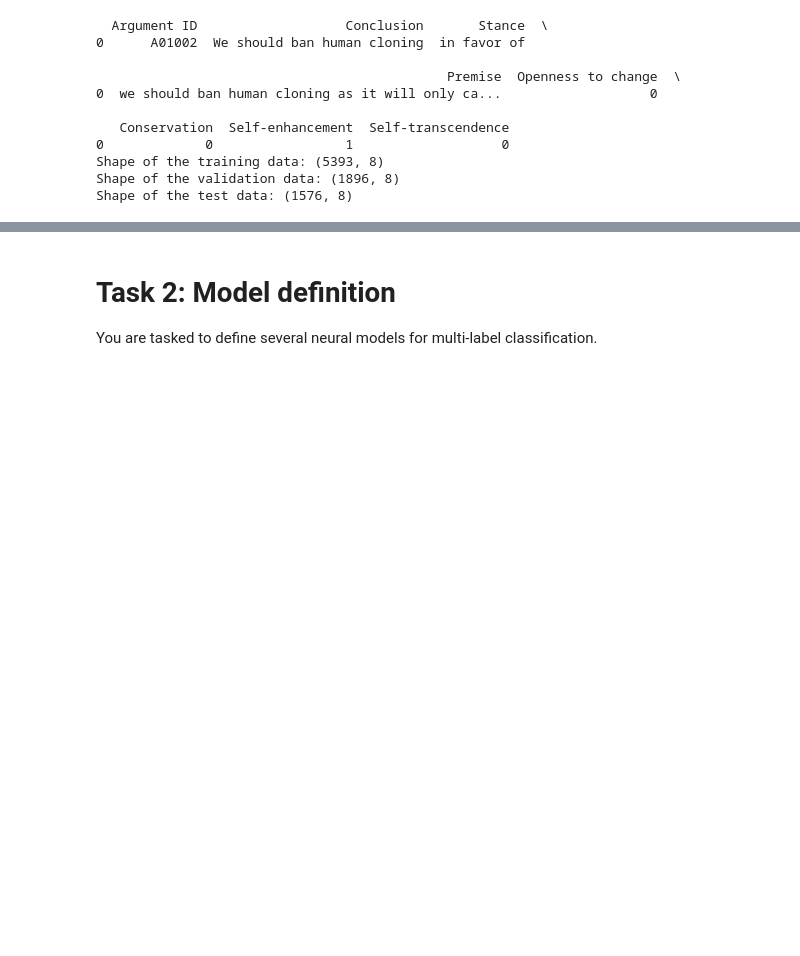
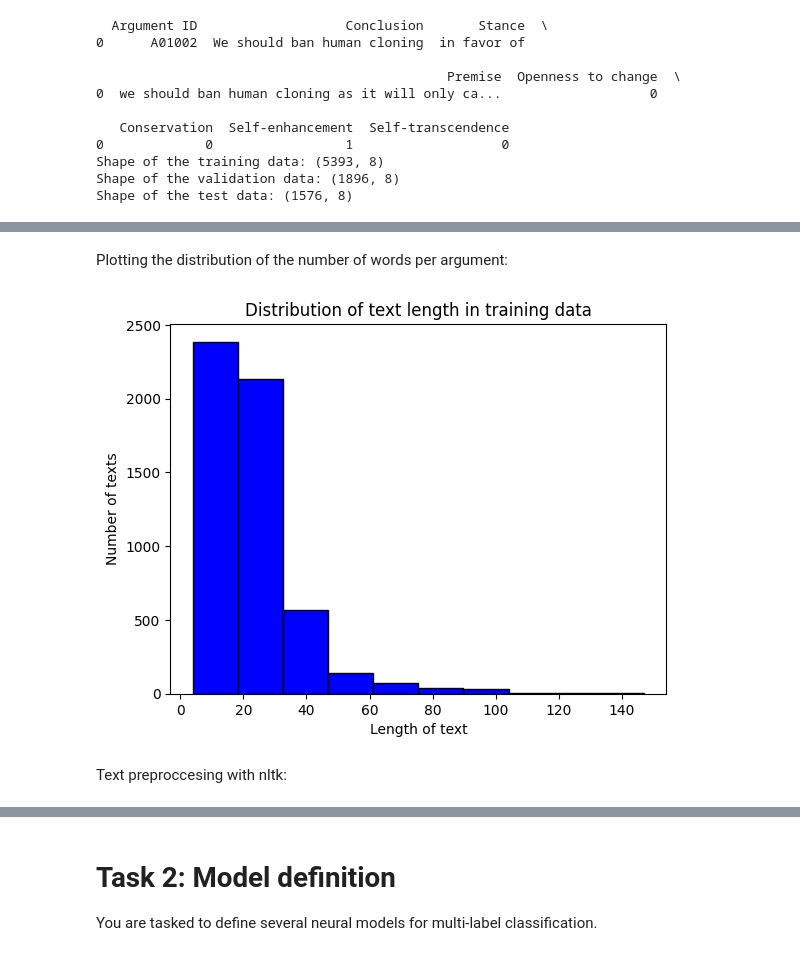
Before and after one commit to CipStr/NLProject, a Jupyter notebook: A2_v1.ipynb, the cells around one changed output, grey strips where cells are left out. Drawn from its saved outputs; the diff is of its cells as text; code cells hidden in the pictures; blank space fills up the shorter version.

Commit message:
Implemented text preprocessing + baselines models

```diff
--- a/A2_v1.ipynb
+++ b/A2_v1.ipynb
@@ -115,9 +117,9 @@ We merge level 2 categories into level 3 categories.
 def merge_categories(df):
     # Logical or
     df['Openness to change'] = df[df.columns[4:8]].any(axis=1).astype(int)
-    df['Conservation'] = df[df.columns[8:12]].any(axis=1).astype(int)
-    df['Self-enhancement'] = df[df.columns[12:18]].any(axis=1).astype(int)
-    df['Self-transcendence'] = df[df.columns[18:24]].any(axis=1).astype(int)
+    df['Conservation'] = df[df.columns[7:12]].any(axis=1).astype(int)
+    df['Self-enhancement'] = df[df.columns[11:18]].any(axis=1).astype(int)
+    df['Self-transcendence'] = df[df.columns[17:24]].any(axis=1).astype(int)
 
     #df['Openness to change'] = df[df.columns[4:8]].sum(axis=1)
     #df['Conservation'] = df[df.columns[8:12]].sum(axis=1)
@@ -169,0 +165,4 @@ y_test = df_test.loc[:,'Openness to change':]
+# %%
+nltk.download('punkt')
+train_text = df_train['Premise'].tolist()
+train_lengths = [len(word_tokenize(x)) for x in tqdm(train_text)]
@@ -169,0 +173,12 @@ y_test = df_test.loc[:,'Openness to change':]
+# %% [markdown]
+Plotting the distribution of the number of words per argument:
+# %%
+plt.hist(train_lengths, color='blue', edgecolor='black')
+plt.xlabel('Length of text')
+plt.ylabel('Number of texts')
+plt.title('Distribution of text length in training data')
+plt.show()
+# %% [output]
+[figure, added]
+# %% [markdown]
+Text preproccesing with nltk:
```
Also changed, not shown: parts of 19 cells of this notebook.
